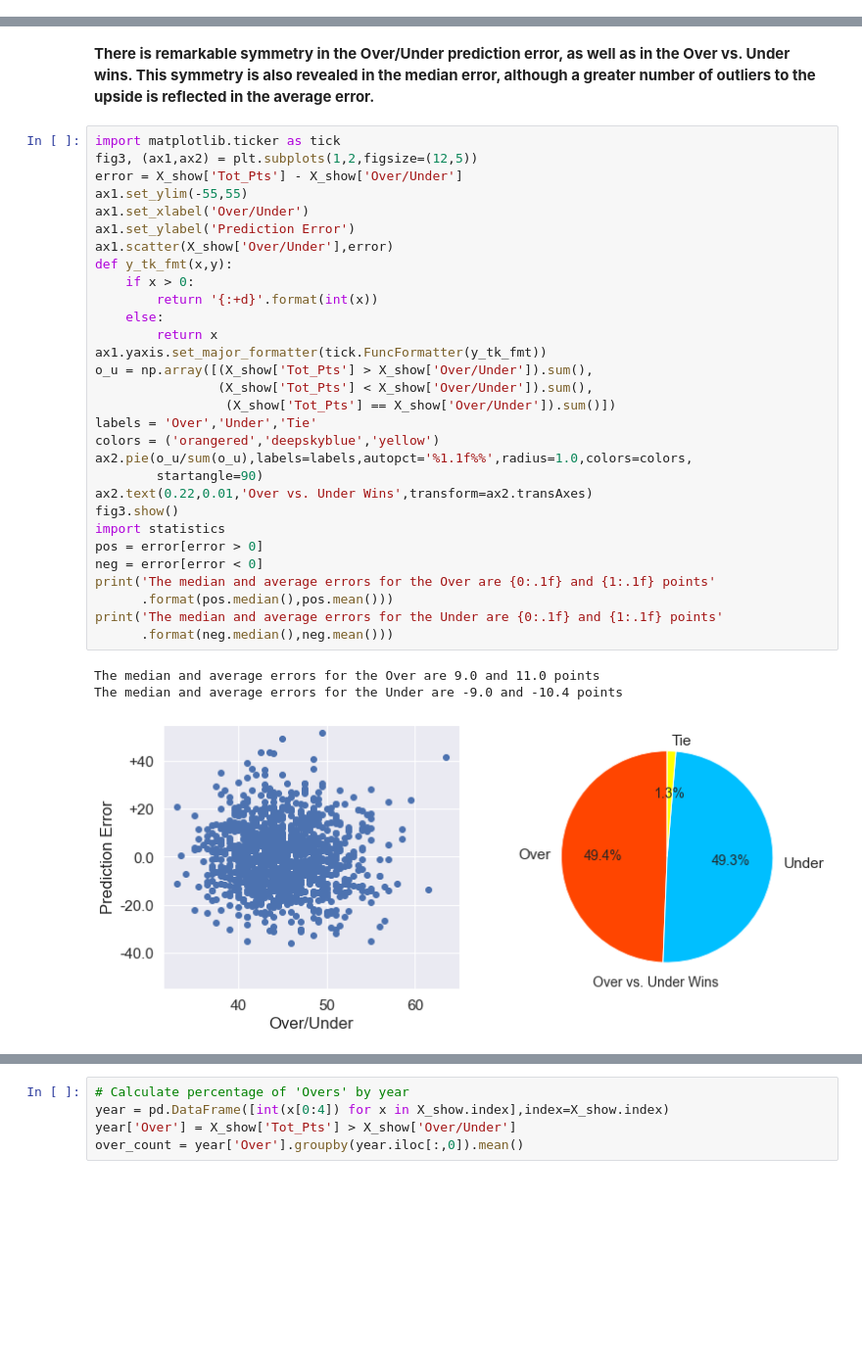
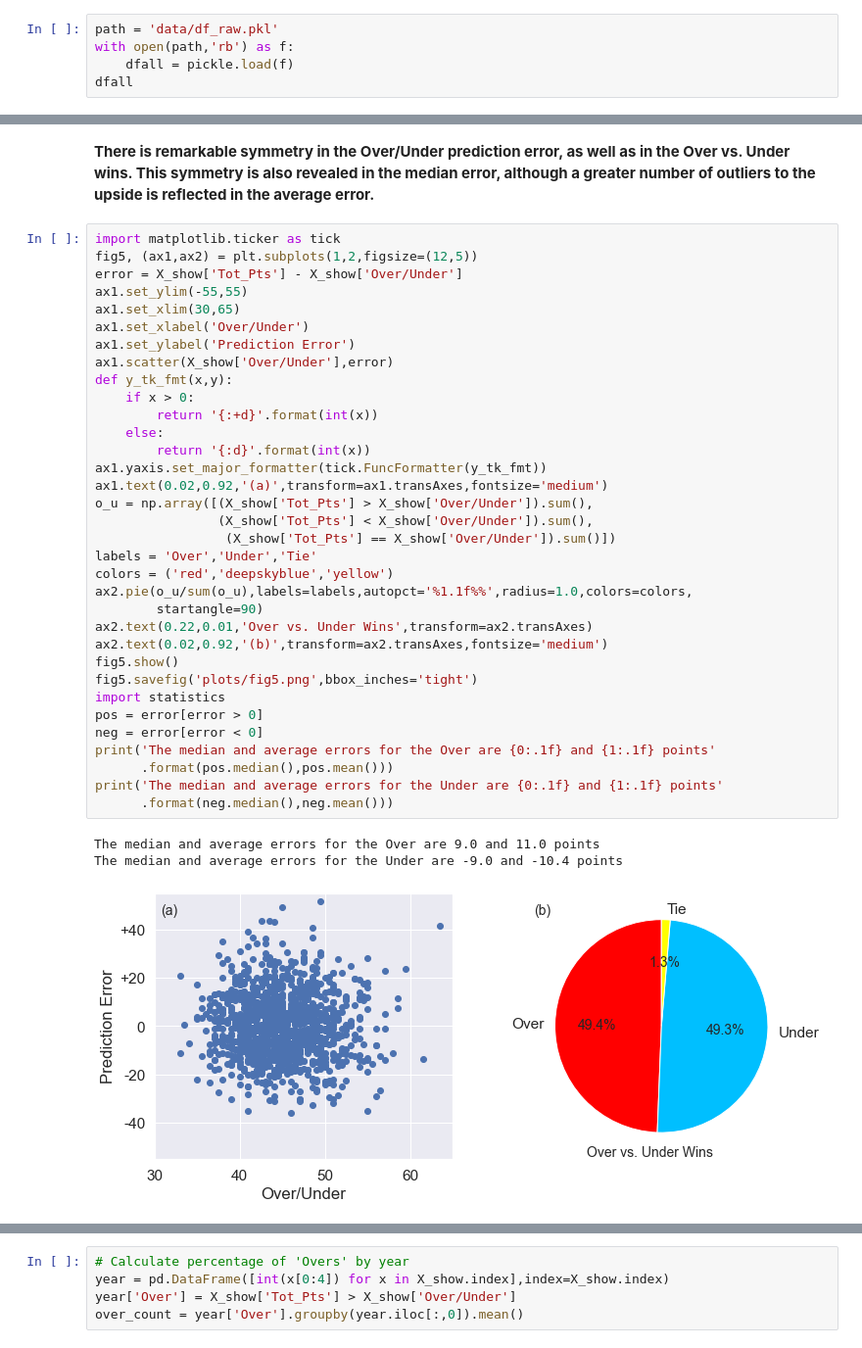
Before and after one commit to titansat74/Projects, a Jupyter notebook: Capstone Two/Cap2_Analyze.ipynb, the cells around one changed output, grey strips where cells are left out. Shown at 98% size. Drawn from its saved outputs; the diff is of its cells as text; blank space fills up the shorter version.

```diff
--- a/Capstone Two/Cap2_Analyze.ipynb
+++ b/Capstone Two/Cap2_Analyze.ipynb
@@ -21,3 +61,8 @@ teams = {'Atlanta Falcons':'atl','Buffalo Bills':'buf','Carolina Panthers':'car'
          'Las Vegas Raiders':'rai','St. Louis Rams':'ram','Los Angeles Rams':'ram','Baltimore Ravens':'rav',
          'San Diego Chargers':'sdg','Los Angeles Chargers':'sdg','Seattle Seahawks':'sea',
          'San Francisco 49ers':'sfo','Tampa Bay Buccaneers':'tam','Washington Redskins':'was'}
+# %%
+path = 'data/df_raw.pkl'
+with open(path,'rb') as f:
+    dfall = pickle.load(f)
+dfall
@@ -122,35 +233,39 @@ fig2.show()
 **There is remarkable symmetry in the Over/Under prediction error, as well as in the Over vs. Under wins. This symmetry is also revealed in the median error, although a greater number of outliers to the upside is reflected in the average error.**
 # %%
 import matplotlib.ticker as tick
-fig3, (ax1,ax2) = plt.subplots(1,2,figsize=(12,5))
+fig5, (ax1,ax2) = plt.subplots(1,2,figsize=(12,5))
 error = X_show['Tot_Pts'] - X_show['Over/Under']
 ax1.set_ylim(-55,55)
+ax1.set_xlim(30,65)
 ax1.set_xlabel('Over/Under')
 ax1.set_ylabel('Prediction Error')
 ax1.scatter(X_show['Over/Under'],error)
 def y_tk_fmt(x,y):
     if x > 0:
         return '{:+d}'.format(int(x))
     else:
-        return x
+        return '{:d}'.format(int(x))
 ax1.yaxis.set_major_formatter(tick.FuncFormatter(y_tk_fmt))
+ax1.text(0.02,0.92,'(a)',transform=ax1.transAxes,fontsize='medium')
 o_u = np.array([(X_show['Tot_Pts'] > X_show['Over/Under']).sum(),
                 (X_show['Tot_Pts'] < X_show['Over/Under']).sum(),
                  (X_show['Tot_Pts'] == X_show['Over/Under']).sum()])
 labels = 'Over','Under','Tie'
-colors = ('orangered','deepskyblue','yellow')
+colors = ('red','deepskyblue','yellow')
 ax2.pie(o_u/sum(o_u),labels=labels,autopct='%1.1f%%',radius=1.0,colors=colors,
         startangle=90)
 ax2.text(0.22,0.01,'Over vs. Under Wins',transform=ax2.transAxes)
-fig3.show()
+ax2.text(0.02,0.92,'(b)',transform=ax2.transAxes,fontsize='medium')
+fig5.show()
+fig5.savefig('plots/fig5.png',bbox_inches='tight')
 import statistics
 pos = error[error > 0]
 neg = error[error < 0]
 print('The median and average errors for the Over are {0:.1f} and {1:.1f} points'
       .format(pos.median(),pos.mean()))
 print('The median and average errors for the Under are {0:.1f} and {1:.1f} points'
       .format(neg.median(),neg.mean()))
 # %% [output]
 The median and average errors for the Over are 9.0 and 11.0 points
 The median and average errors for the Under are -9.0 and -10.4 points
-[figure, old version]
+[figure, new version]
```
Also changed, not shown: parts of 28 cells of this notebook.
